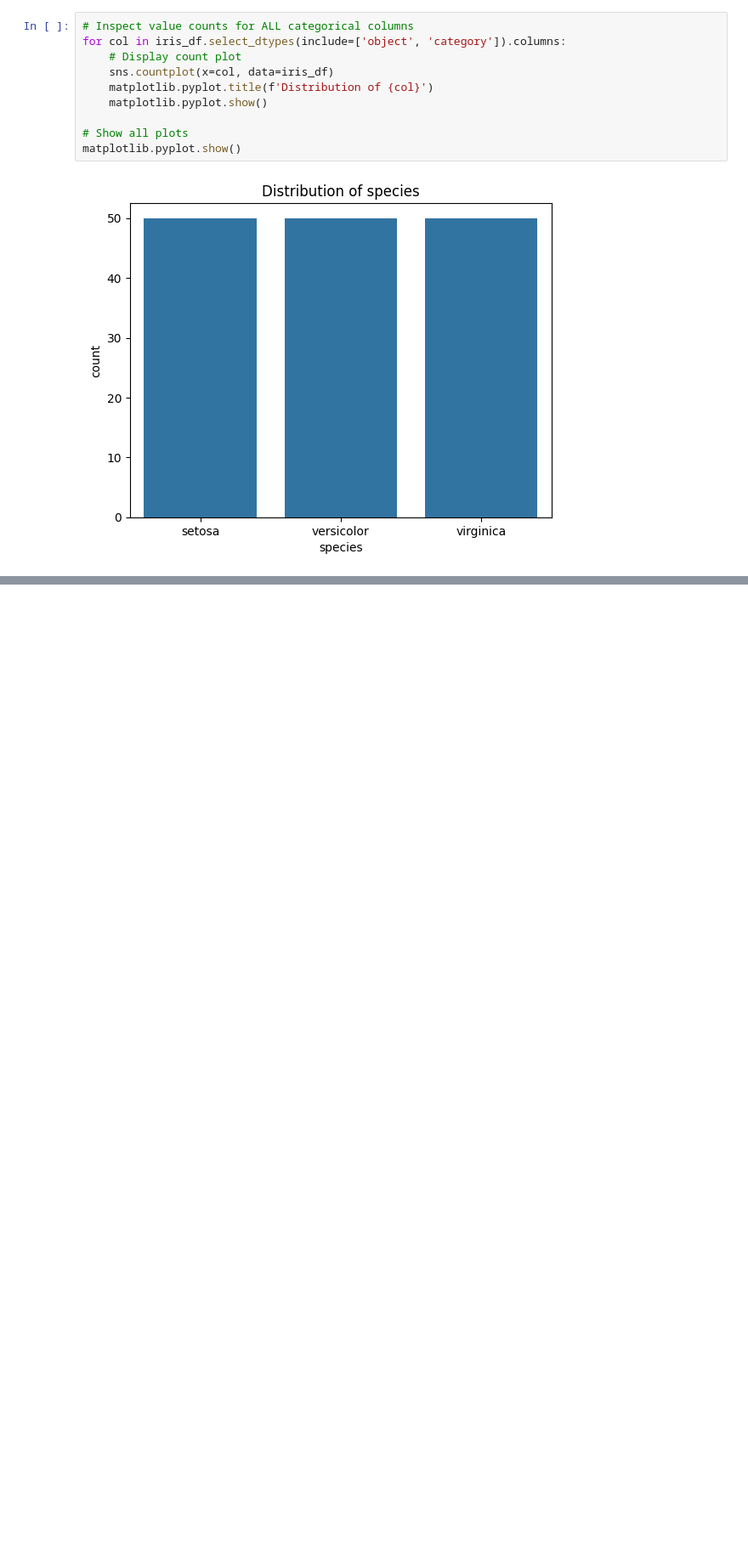
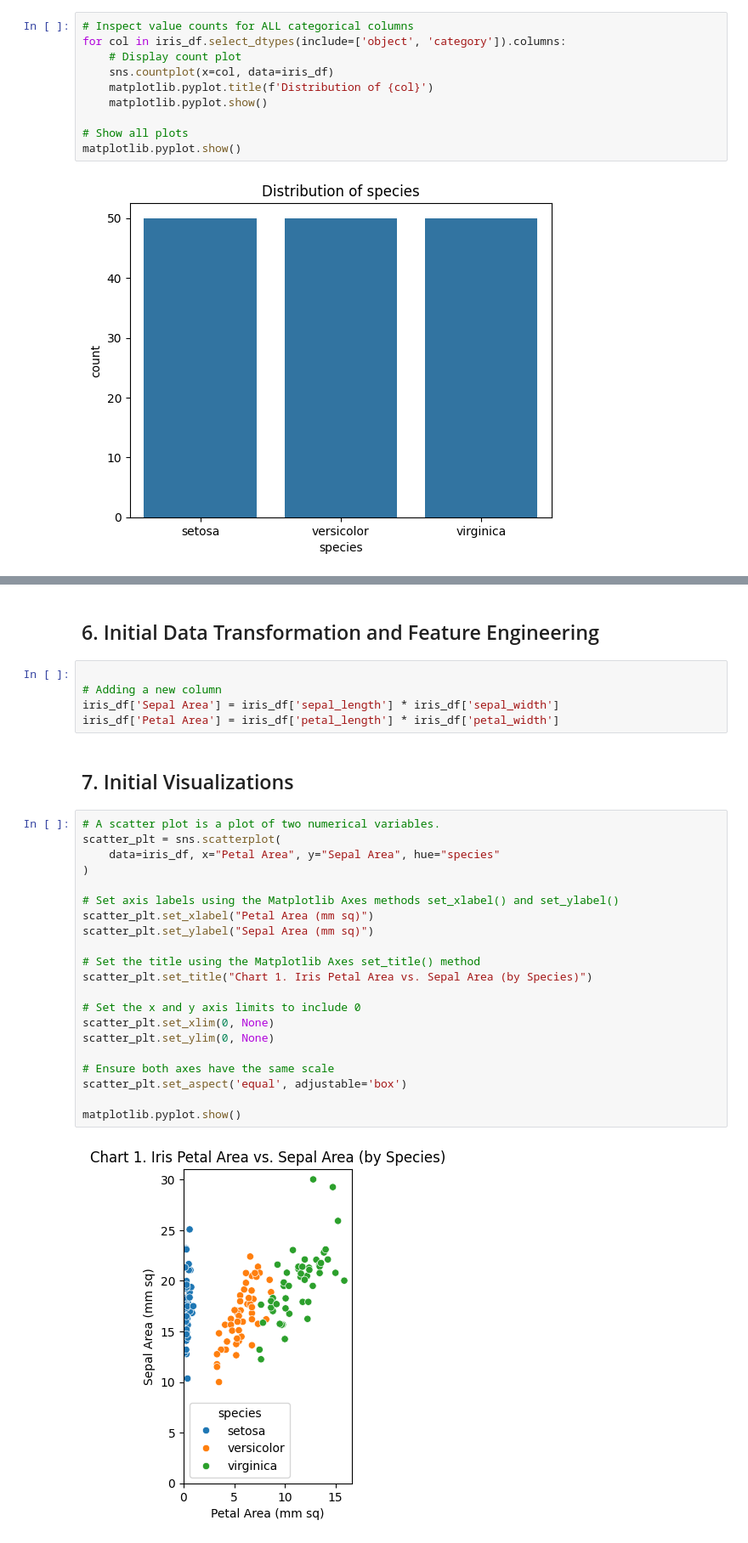
Before and after one commit to matthewpblock/datafun-04-eda, a Jupyter notebook: block-notebook.ipynb, the cells around one changed output, grey strips where cells are left out. Shown at 85% size. Saved outputs shown, nothing was run; the diff lists cells and outputs as text; blank space fills up the shorter version.

```diff
--- a/block-notebook.ipynb
+++ b/block-notebook.ipynb
@@ -132,2 +134,34 @@ matplotlib.pyplot.show()
 Since we only have one categorical column, the loop didn't add much. And since we only have three species with an even distribution, the plot doesn't show us much that wasn't obvious from the text output.
 But with three species, that might explain why the sepal length plot above appeared to have three distinct peaks. That makes me think that seeing the distributions divided by species instead of all grouped together may be more enlightening.
+# %% [markdown]
+## 6. Initial Data Transformation and Feature Engineering
+# %%
+
+# Adding a new column
+iris_df['Sepal Area'] = iris_df['sepal_length'] * iris_df['sepal_width']
+iris_df['Petal Area'] = iris_df['petal_length'] * iris_df['petal_width']
+# %% [markdown]
+##  7. Initial Visualizations
+# %%
+# A scatter plot is a plot of two numerical variables.
+scatter_plt = sns.scatterplot(
+    data=iris_df, x="Petal Area", y="Sepal Area", hue="species"
+)
+
+# Set axis labels using the Matplotlib Axes methods set_xlabel() and set_ylabel()
+scatter_plt.set_xlabel("Petal Area (mm sq)")
+scatter_plt.set_ylabel("Sepal Area (mm sq)")
+
+# Set the title using the Matplotlib Axes set_title() method
+scatter_plt.set_title("Chart 1. Iris Petal Area vs. Sepal Area (by Species)")
+
+# Set the x and y axis limits to include 0
+scatter_plt.set_xlim(0, None)
+scatter_plt.set_ylim(0, None)
+
+# Ensure both axes have the same scale
+scatter_plt.set_aspect('equal', adjustable='box')
+
+matplotlib.pyplot.show()
+# %% [output]
+[figure, added]
```
Also changed, not shown: parts of 9 cells of this notebook.
